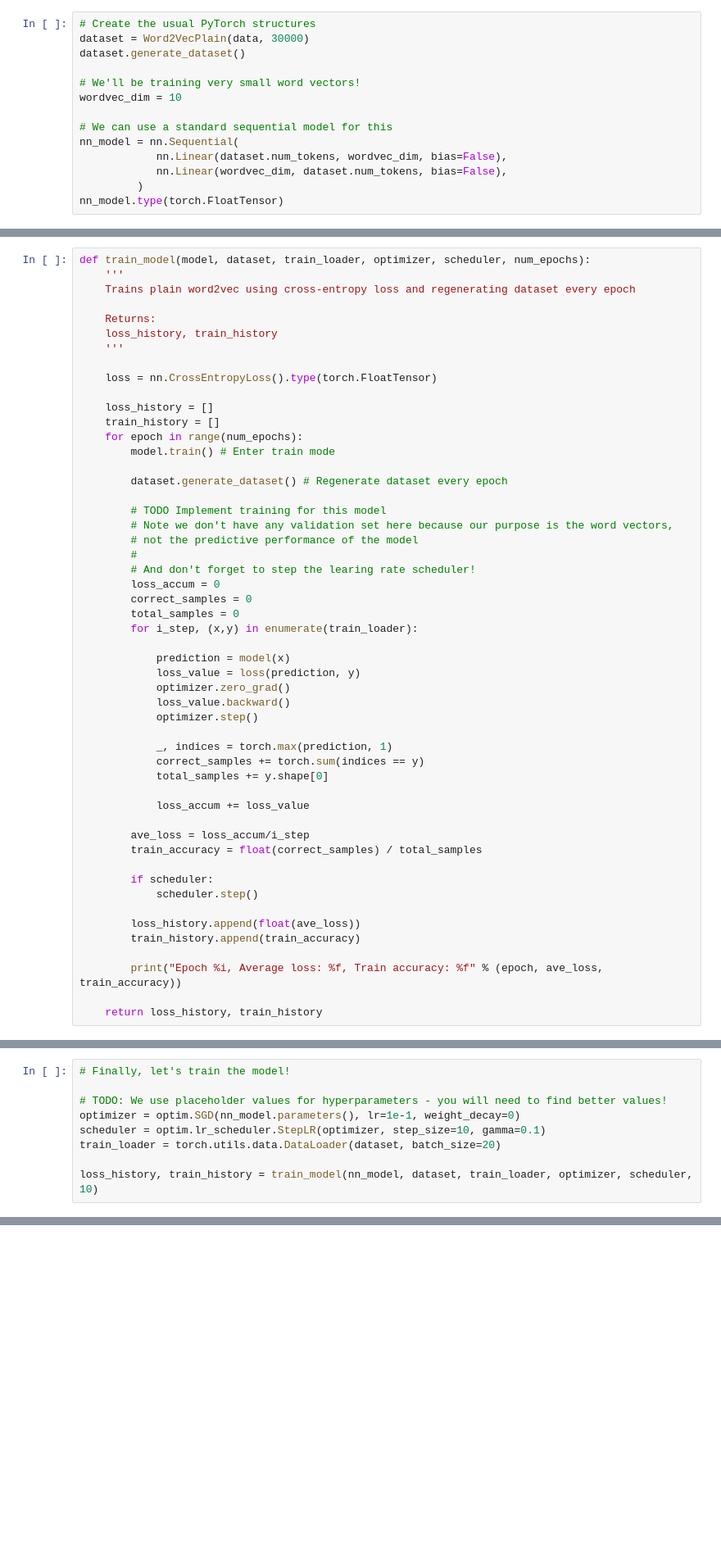
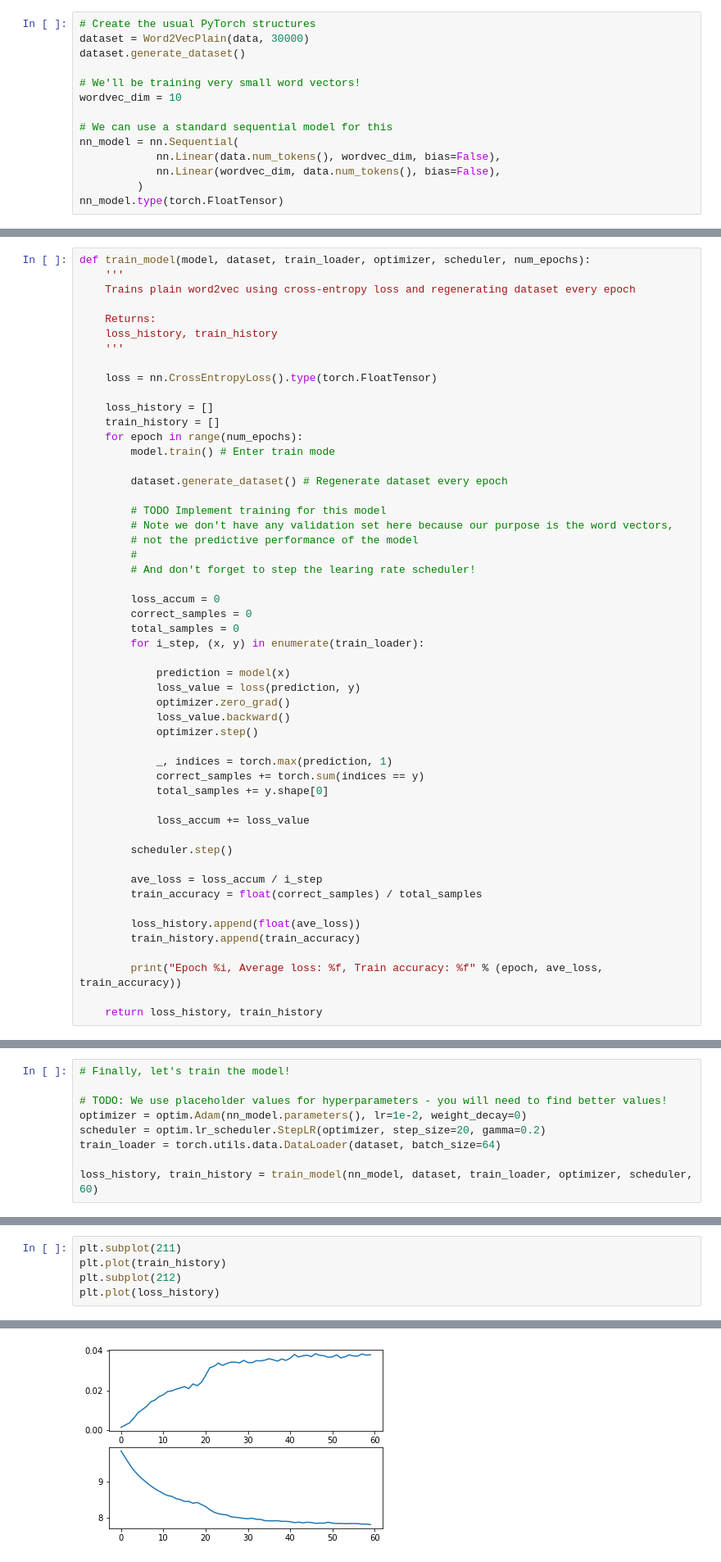
Before and after one commit to andrewD46/nlp-assignments, a Jupyter notebook: Word2Vec/Word2Vec.ipynb, the cells around one changed output, grey strips where cells are left out. Shown at 82% size. Drawn from its saved outputs; the diff is of its cells as text; blank space fills up the shorter version.

```diff
--- a/Word2Vec/Word2Vec.ipynb
+++ b/Word2Vec/Word2Vec.ipynb
@@ -229,8 +229,8 @@ wordvec_dim = 10
 
 # We can use a standard sequential model for this
 nn_model = nn.Sequential(
-            nn.Linear(dataset.num_tokens, wordvec_dim, bias=False),
-            nn.Linear(wordvec_dim, dataset.num_tokens, bias=False),
+            nn.Linear(data.num_tokens(), wordvec_dim, bias=False),
+            nn.Linear(wordvec_dim, data.num_tokens(), bias=False),
          )
 nn_model.type(torch.FloatTensor)
 # %% [output]
@@ -281,10 +282,11 @@ def train_model(model, dataset, train_loader, optimizer, scheduler, num_epochs):
         # not the predictive performance of the model
         #
         # And don't forget to step the learing rate scheduler!
+
         loss_accum = 0
         correct_samples = 0
         total_samples = 0
-        for i_step, (x,y) in enumerate(train_loader):
+        for i_step, (x, y) in enumerate(train_loader):
 
             prediction = model(x)
             loss_value = loss(prediction, y)
@@ -298,11 +300,10 @@ def train_model(model, dataset, train_loader, optimizer, scheduler, num_epochs):
 
             loss_accum += loss_value
 
-        ave_loss = loss_accum/i_step
+        scheduler.step()
+
+        ave_loss = loss_accum / i_step
         train_accuracy = float(correct_samples) / total_samples
-
-        if scheduler:
-            scheduler.step()
 
         loss_history.append(float(ave_loss))
         train_history.append(train_accuracy)
@@ -318,9 +319,9 @@ def train_model(model, dataset, train_loader, optimizer, scheduler, num_epochs):
 # Finally, let's train the model!
 
 # TODO: We use placeholder values for hyperparameters - you will need to find better values!
-optimizer = optim.SGD(nn_model.parameters(), lr=1e-1, weight_decay=0)
-scheduler = optim.lr_scheduler.StepLR(optimizer, step_size=10, gamma=0.1)
-train_loader = torch.utils.data.DataLoader(dataset, batch_size=20)
+optimizer = optim.Adam(nn_model.parameters(), lr=1e-2, weight_decay=0)
+scheduler = optim.lr_scheduler.StepLR(optimizer, step_size=20, gamma=0.2)
+train_loader = torch.utils.data.DataLoader(dataset, batch_size=64)
 
-loss_history, train_history = train_model(nn_model, dataset, train_loader, optimizer, scheduler, 10)
+loss_history, train_history = train_model(nn_model, dataset, train_loader, optimizer, scheduler, 60)
 # %% [output]
@@ -345,0 +358,6 @@ plt.plot(loss_history)
+# %%
+plt.subplot(211)
+plt.plot(train_history)
+plt.subplot(212)
+plt.plot(loss_history)
+# %% [output]
@@ -346,3 +365,4 @@ plt.plot(loss_history)
+[figure, added]
 # %% [markdown]
 # Визуализируем вектора для разного вида слов до и после тренировки
 
```
Also changed, not shown: parts of 10 cells of this notebook.
